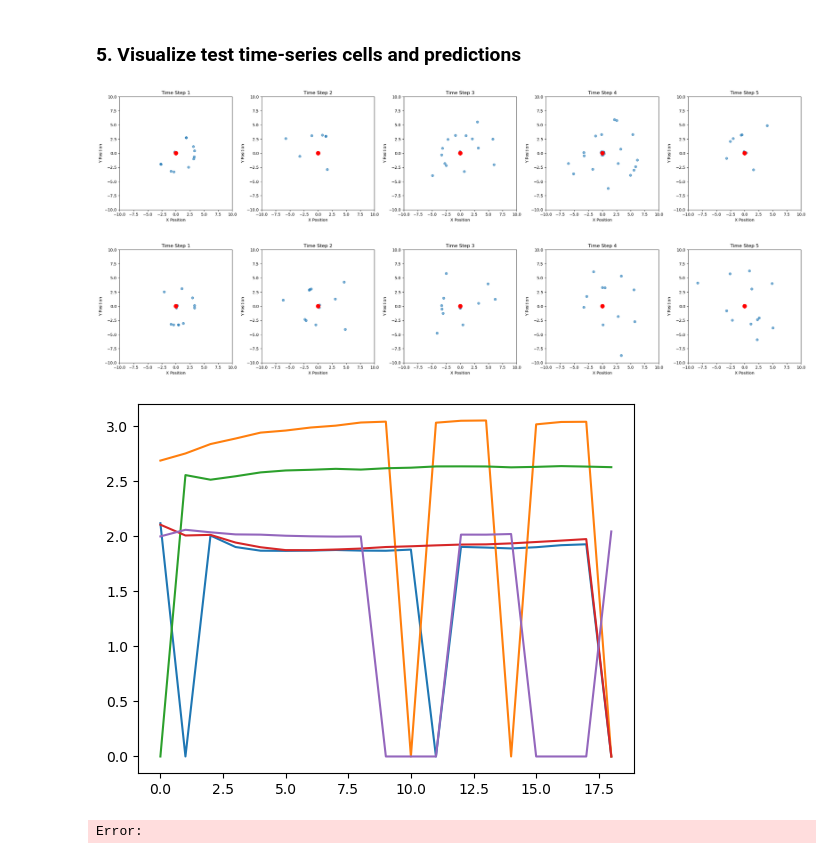
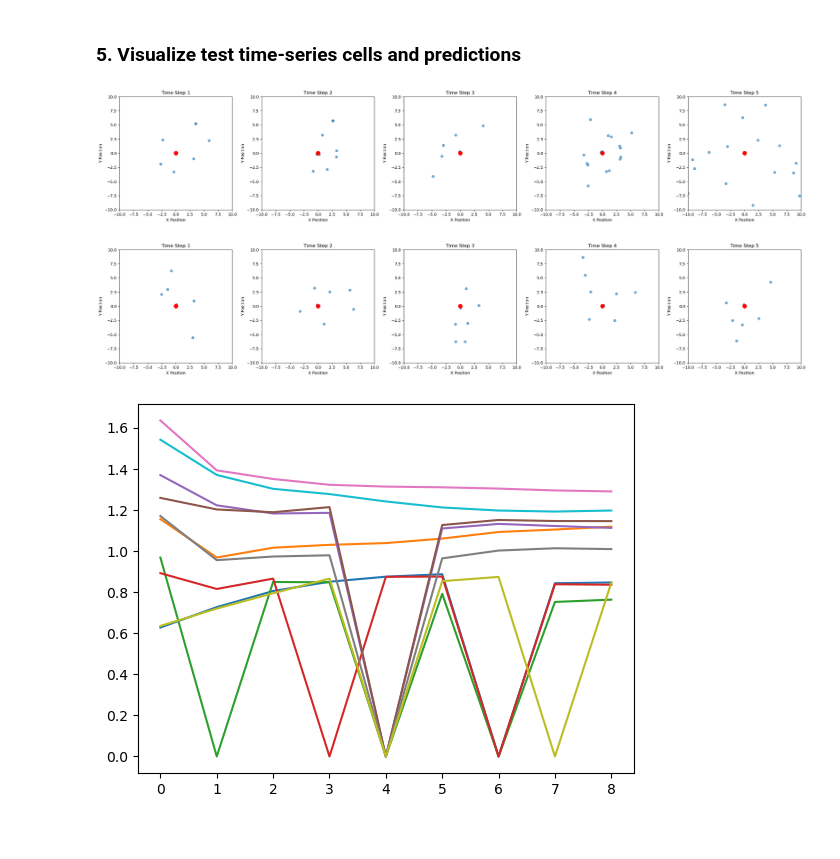
Before and after one commit to xwang97/SpatialDynamics, a Jupyter notebook: Analysis/validate.ipynb, the cells around one changed output. Cells and saved outputs as stored; diff of their text form; code cells hidden in the pictures.

```diff
--- a/Analysis/validate.ipynb
+++ b/Analysis/validate.ipynb
@@ -30,7 +30,7 @@ folder = '../../Xenium/BreastS1R1/'
 save_path = folder + 'TimeSeries/'
 cell_types = read_labels(filename=folder + 'Cell_Barcode_Type_Matrices.xlsx', sheet='Xenium R1 Fig1-5 (supervised)')
 gene_list = sorted([f[:-4] for f in os.listdir(folder+'MoleculesPerGene') if f.endswith('.csv')])
-for i in range(183, len(gene_list)):
+for i in range(len(gene_list)):
     gene = gene_list[i]
     clear_output(wait=True)
     print(f'Processing the {i+1}-th gene: {gene}')
@@ -38,7 +38,7 @@ for i in range(183, len(gene_list)):
     num_cells = transcripts['cell_id'].nunique()
     # Build time series
     tsb = TimeSeriesBuilder(transcripts, cell_types)
-    tsb.run(num_samples=int(num_cells/5), save_path=save_path, gene=gene)
+    tsb.run(num_samples=int(num_cells/10), save_path=save_path, gene=gene)
 # %% [output]
 Processing the 313-th gene: ZNF562
 Building cell dictionaries
@@ -51,10 +51,10 @@ Start building the dataset
 ### 2. Training for each gene
 # %%
 # Set parameters
-SEQ_LEN = 20
+SEQ_LEN = 10
 dim_inputs = 10
-hidden_size = 100
-latent_size = 100
+hidden_size = 50
+latent_size = 50
 
 batch_size = 1024
 base_lr = 0.01
@@ -63,6 +63,7 @@ num_epochs = 100
 # %%
 data_folder = folder + 'TimeSeries/'
 model_folder = folder + 'Models/'
+molecules_folder = folder + 'MoleculesPerGene/'
 
 # Fetch the list of genes
 gene_list = [f.split('_')[0] for f in os.listdir(data_folder) if f.endswith('.csv')]
@@ -81,7 +82,9 @@ for i in range(len(gene_list)):
     train_data = data[:training_size]
     train_locs = locs[:training_size]
     set_seed(42)
-    net, _, _ = train(train_data, train_locs, batch_size, base_lr, lr_step, num_epochs, hidden_size, latent_size, SEQ_LEN)
+    alpha = heuristic_alpha(molecules_folder + gene + '.csv')
+    print(f'alpha: {alpha}')
+    net, _, _ = train(train_data, train_locs, alpha, batch_size, base_lr, lr_step, num_epochs, hidden_size, latent_size, SEQ_LEN)
     # save the trained model
     torch.save(net.state_dict(), model_folder + gene + '_model.pth')
 # %% [output]
@@ -190,12 +198,12 @@ data_folder = folder + 'TimeSeries/'
 model_folder = folder + 'Models/'
 
 # Set parameters
-SEQ_LEN = 20
+SEQ_LEN = 10
 dim_inputs = 10
 hidden_size = 100
 latent_size = 100
 
-gene = 'GATA3'
+gene = 'ERBB2'
 # load test data
 data_path = data_folder + gene + '_data.csv'
 locs_path = data_folder + gene + '_locs.csv'
@@ -215,36 +223,33 @@ from utils import visulize_cell
 visulize_cell(test_data[80][:5])
 visulize_cell(prediction[80][:5])
 # %% [output]
-[figure, old version]
+[figure, new version]
-[figure, old version]
+[figure, new version]
 # %%
 folder = '../../Xenium/BreastS1R1/'
 data_folder = folder + 'TimeSeries/'
 model_folder = folder + 'Models/'
 
 # Set parameters
-SEQ_LEN = 20
+SEQ_LEN = 10
 dim_inputs = 10
-hidden_size = 100
-latent_size = 100
 
-gene = 'GATA3'
+gene = 'PPARG'
 # load test data
 data_path = data_folder + gene + '_data.csv'
 locs_path = data_folder + gene + '_locs.csv'
 data, locs = read_data(data_path, locs_path, SEQ_LEN, dim_inputs)
 test_size = int(data.shape[0] * 0.1)
 test_data = data[-test_size:]
 test_locs = locs[-test_size:]
 
 prediction, generation, trans_status, loss_recon = test(test_data, test_locs, net)
 prediction = prediction.cpu().detach().numpy()
 
-for i in range(5,10):
+for i in range(10):
     gen = generation[i].view(-1).cpu().detach().numpy()
     status = trans_status[i].view(-1).cpu().detach().numpy()
     plt.plot(status*gen)
 plt.show()
 # %% [output]
-[figure, old version]
+[figure, new version]
-Error:
```
Also changed, not shown: parts of 7 cells of this notebook, 8 other files.
